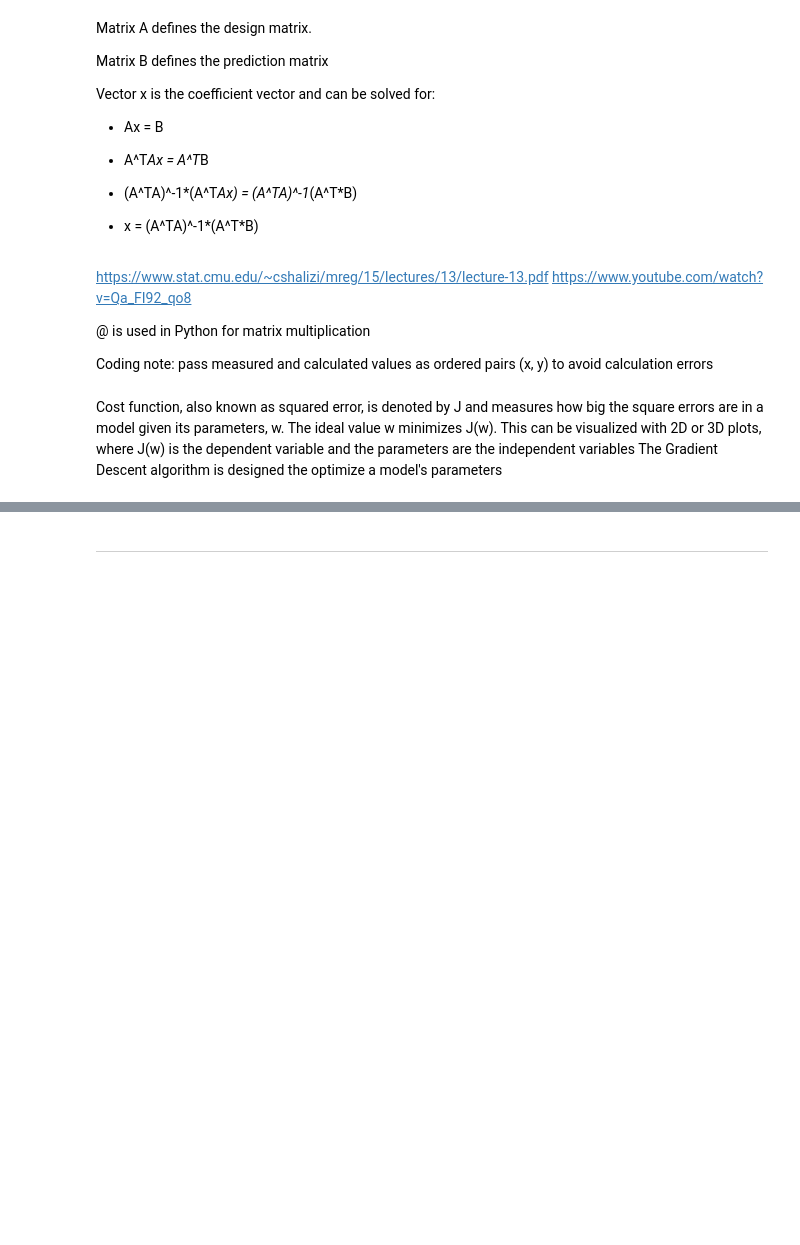
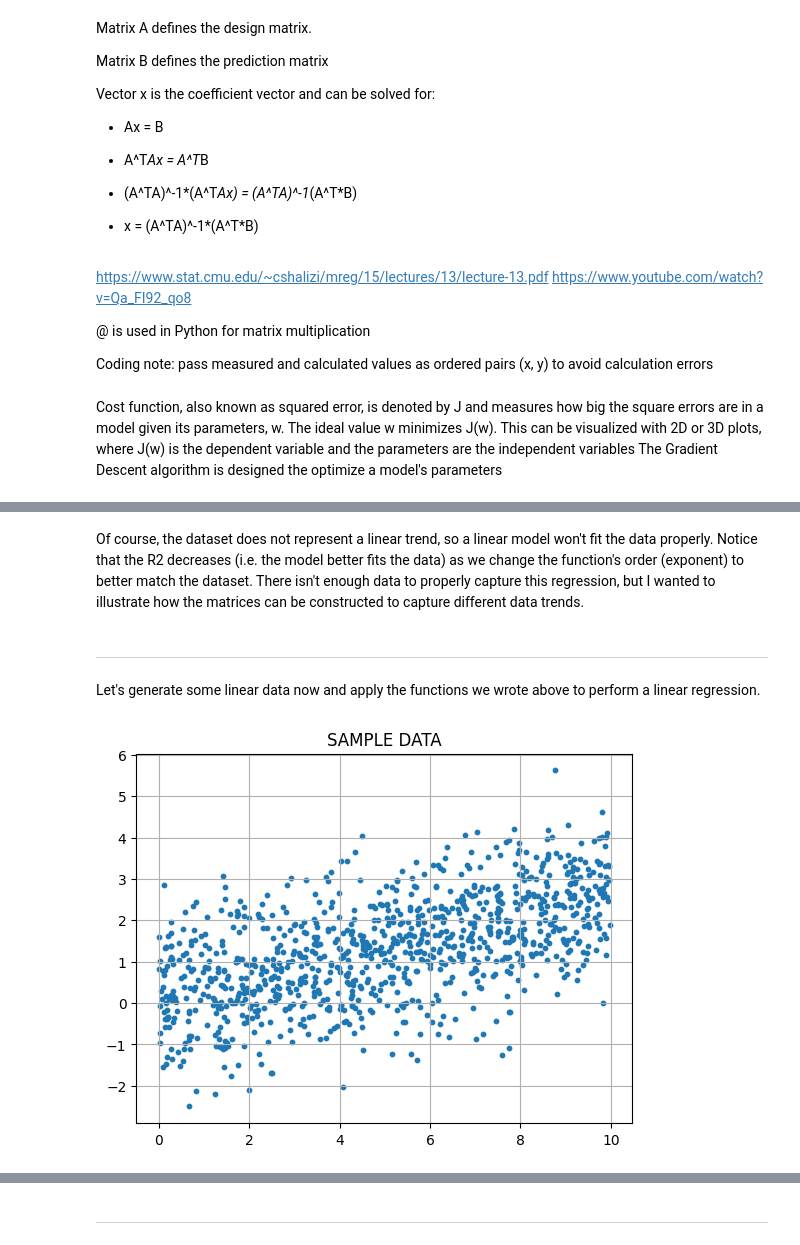
Before and after one commit to AndresDFlores/regressions, a Jupyter notebook: linear_regressions.ipynb, the cells around one changed output, grey strips where cells are left out. Saved outputs shown, nothing was run; the diff lists cells and outputs as text; code cells hidden in the pictures; blank space fills up the shorter version.

```diff
--- a/linear_regressions.ipynb
+++ b/linear_regressions.ipynb
@@ -217 +217,7 @@ ORDER: 5
 ... (26 outputs left out)
+# %% [markdown]
+Of course, the dataset does not represent a linear trend, so a linear model won't fit the data properly.  Notice that the R2 decreases (i.e. the model better fits the data) as we change the function's order (exponent) to better match the dataset.  There isn't enough data to properly capture this regression, but I wanted to illustrate how the matrices can be constructed to capture different data trends.
+# %% [markdown]
+-----
+# %% [markdown]
+Let's generate some linear data now and apply the functions we wrote above to perform a linear regression.
@@ -217,0 +231,9 @@ ORDER: 5
+# %%
+fig, ax = plt.subplots()
+
+ax.scatter(x_data, y_data, s=10)
+ax.set_title('SAMPLE DATA')
+ax.grid(True)
+plt.show()
+# %% [output]
+[figure, added]
```
Also changed, not shown: parts of 14 cells of this notebook.
